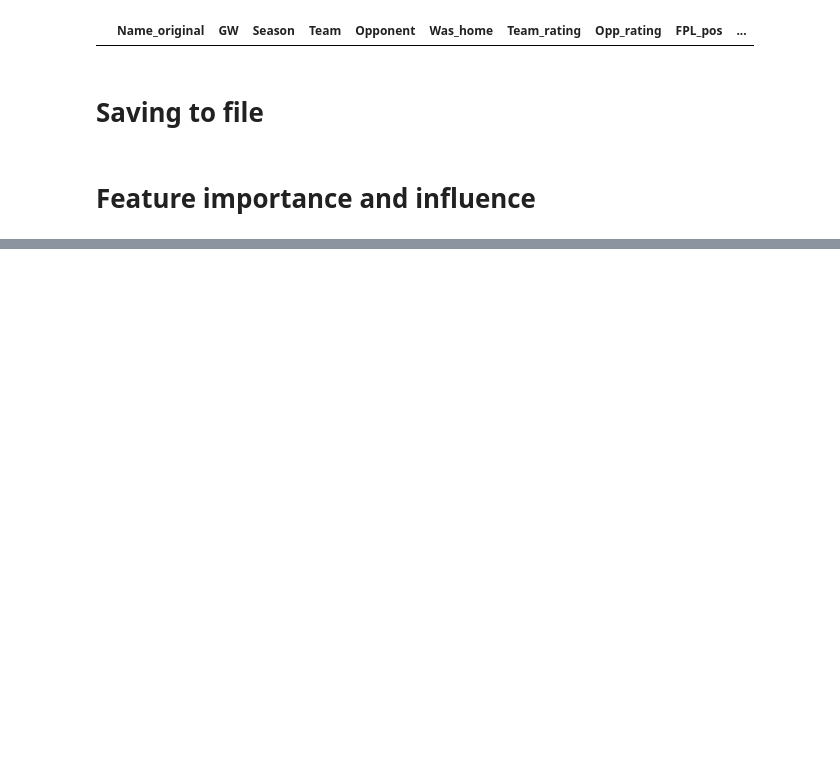
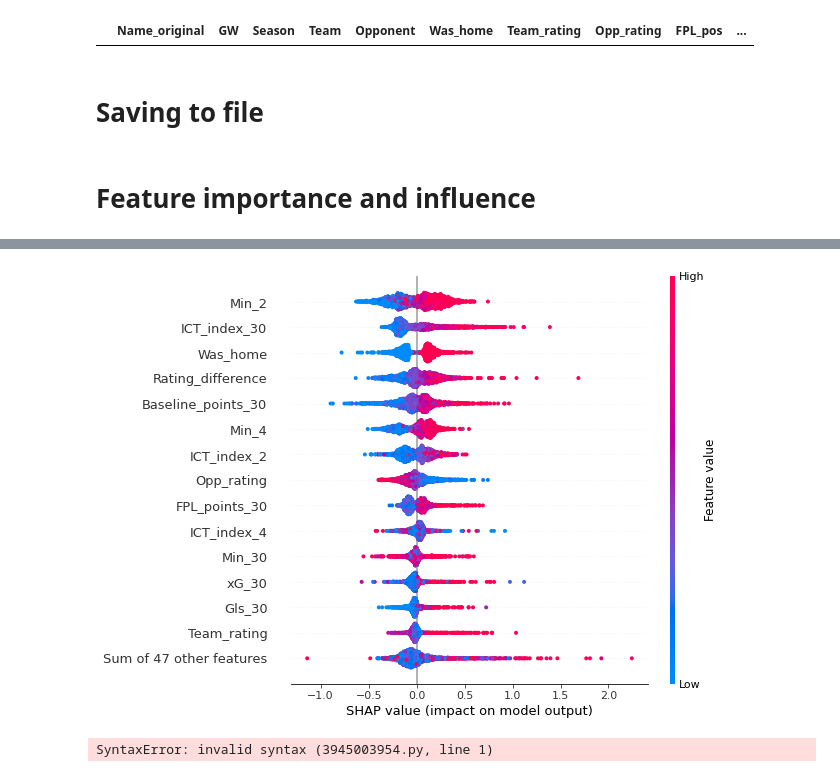
Before and after one commit to Fran3x/FPL_Model, a Jupyter notebook: notebooks/modeling/model_outfield.ipynb, the cells around one changed output, grey strips where cells are left out. Drawn from its saved outputs; the diff is of its cells as text; code cells hidden in the pictures; blank space fills up the shorter version.

```diff
--- a/notebooks/modeling/model_outfield.ipynb
+++ b/notebooks/modeling/model_outfield.ipynb
@@ -536,6 +538,10 @@ pickle.dump(model, open("models/GBR.pkl", 'wb'))
 # %%
-# shap.plots.beeswarm(shap_values, max_display=15)
+shap.plots.beeswarm(shap_values, max_display=15)
+# %% [output]
+[figure, added]
 # %%
-# explaining Erling Haaland`s score in gameweek 30
-# shap.plots.bar(shap_values[123], max_display=15)
+explaining Erling Haaland`s score in gameweek 30
+shap.plots.bar(shap_values[123], max_display=15)
+# %% [output]
+SyntaxError: invalid syntax (3945003954.py, line 1)
 # %%
```
Also changed, not shown: parts of 4 cells of this notebook, 3 other files.
